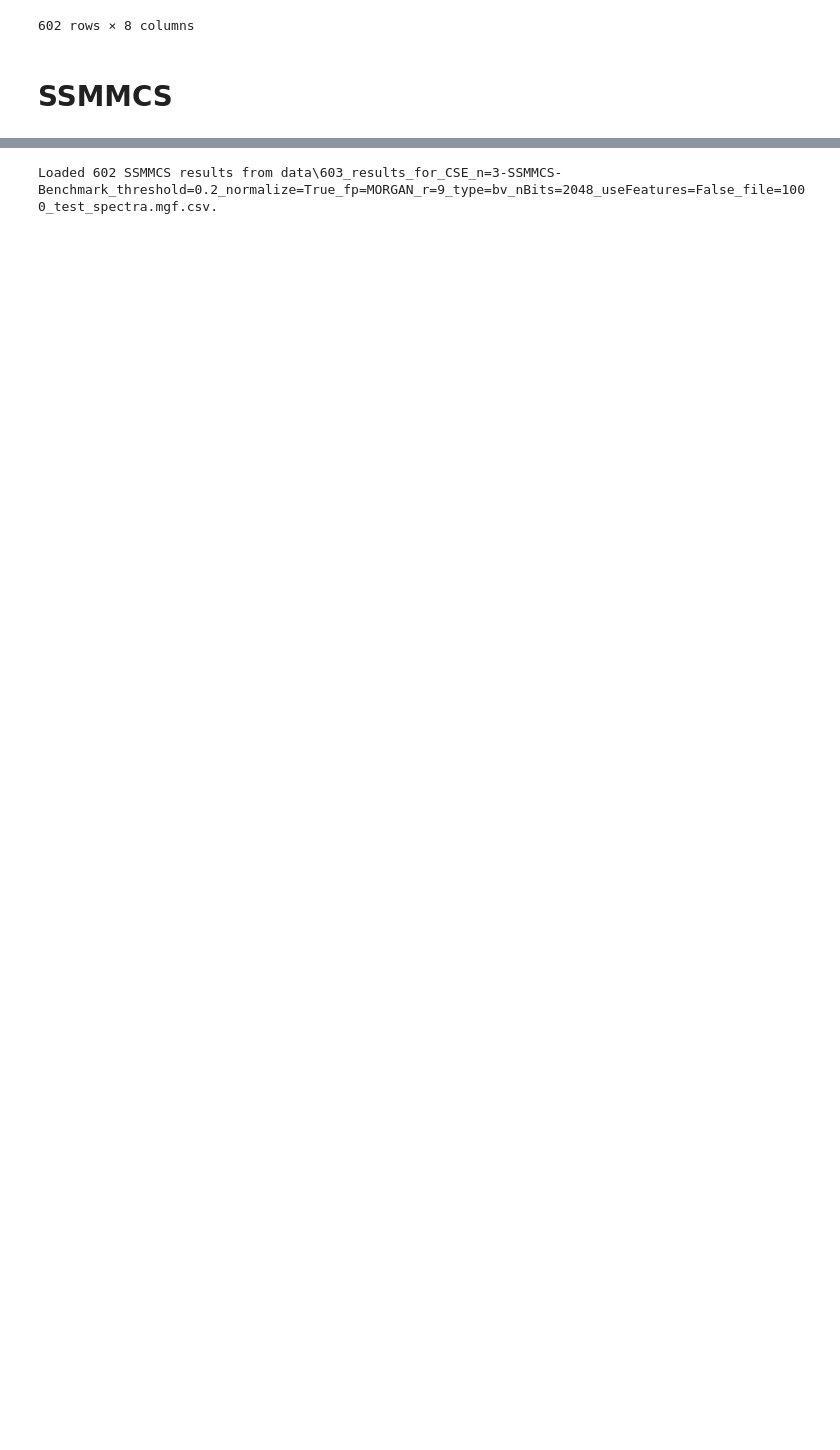
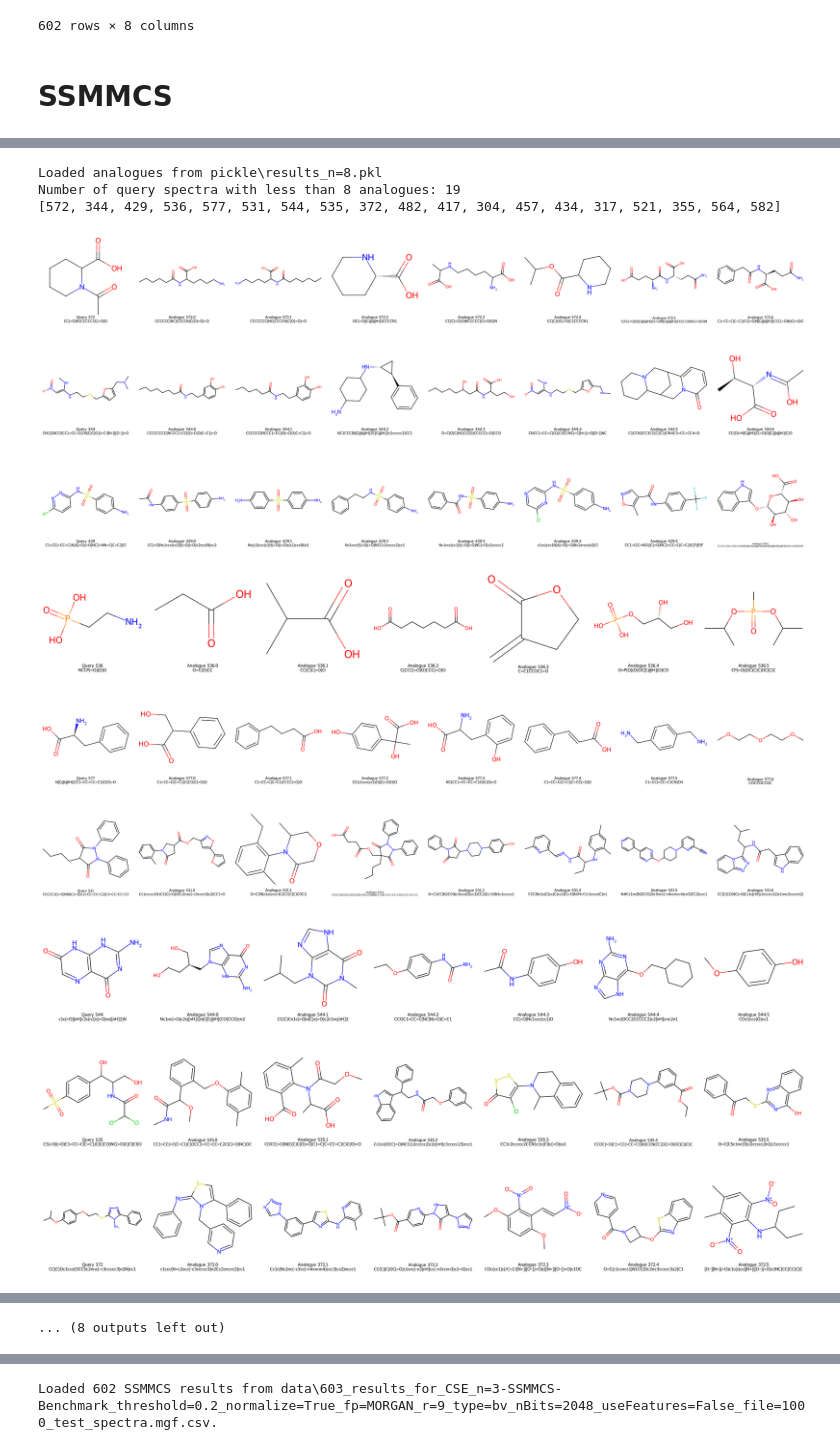
Before and after one commit to Knerten0815/master-thesis-code, a Jupyter notebook: benchmark_mcs_in_query.ipynb, the cells around one changed output, grey strips where cells are left out. Saved outputs shown, nothing was run; the diff lists cells and outputs as text; code cells hidden in the pictures; blank space fills up the shorter version.

```diff
--- a/benchmark_mcs_in_query.ipynb
+++ b/benchmark_mcs_in_query.ipynb
@@ -745,3 +745,35 @@ def benchmark_ssmmcs(query_mols, analogues: pd.DataFrame, ssmmcs_params: SSMMCSB
             continue
 
     return ssmmcs_df
+# %%
+def check_number_of_analogues(analogues_df: pd.DataFrame, n: int):
+    query_spectra_ids = analogues_df["query_spectrum_id"].unique()
+
+    num_query_ids_less_than_n = 0
+    analogue_ids = []
+    for query_id in query_spectra_ids:
+        query_analogues = analogues_df[analogues_df["query_spectrum_id"] == query_id]
+        if(len(query_analogues) < n):
+            analogue_ids.append(query_id)
+            num_query_ids_less_than_n += 1
+
+    print(f"Number of query spectra with less than {n} analogues: {num_query_ids_less_than_n}")
+    return analogue_ids
+# %%
+from ms_chemical_space_explorer.chemical_space_visualizer import draw_mol, draw_images
+import rdkit.Chem.Draw as Draw
+
+def draw_query_and_analogues(query_id: int, query_spectra: list[Chem.Mol], analogue_df: pd.DataFrame) -> None:
+    query_analogues = analogue_df[analogue_df["query_spectrum_id"] == query_id]
+    query_smiles = query_spectra[query_id].metadata["smiles"]
+    query_imgs = []
+    draw2d = Draw.MolDraw2DCairo(400, 400)
+    query_mol = Chem.MolFromSmiles(query_smiles)
+    query_imgs.append(draw_mol(draw2d, query_mol, legend=f"Query {query_id}\n{query_smiles}"))
+
+    analogues = generate_mols_from_spectrum_query(spectrum_query_result=query_analogues)
+
+    for i, analogue in enumerate(analogues):
+        draw2d = Draw.MolDraw2DCairo(400, 400)
+        query_imgs.append(draw_mol(draw2d, analogue, legend=f"Analogue {query_id}.{i}\n{query_analogues.iloc[i]['smiles']}"))
+    display(draw_images(query_imgs))
@@ -747,0 +813,20 @@ def benchmark_ssmmcs(query_mols, analogues: pd.DataFrame, ssmmcs_params: SSMMCSB
+# %%
+n_adf = 8
+adf = analogue_search(n=n_adf, epsilon=0.2)
+query_ids = check_number_of_analogues(adf, n_adf)
+print(query_ids)
+for id in query_ids:
+    draw_query_and_analogues(id, query_spectra, adf)
+# %% [output]
+Loaded analogues from pickle\results_n=8.pkl
+Number of query spectra with less than 8 analogues: 19
+[572, 344, 429, 536, 577, 531, 544, 535, 372, 482, 417, 304, 457, 434, 317, 521, 355, 564, 582]
+[figure, added]
+[figure, added]
+[figure, added]
+[figure, added]
+[figure, added]
+[figure, added]
+[figure, added]
+[figure, added]
+[figure, added]
@@ -747,0 +835 @@ def benchmark_ssmmcs(query_mols, analogues: pd.DataFrame, ssmmcs_params: SSMMCSB
+... (8 outputs left out)
```
Also changed, not shown: parts of 8 cells of this notebook, 1 other file.
